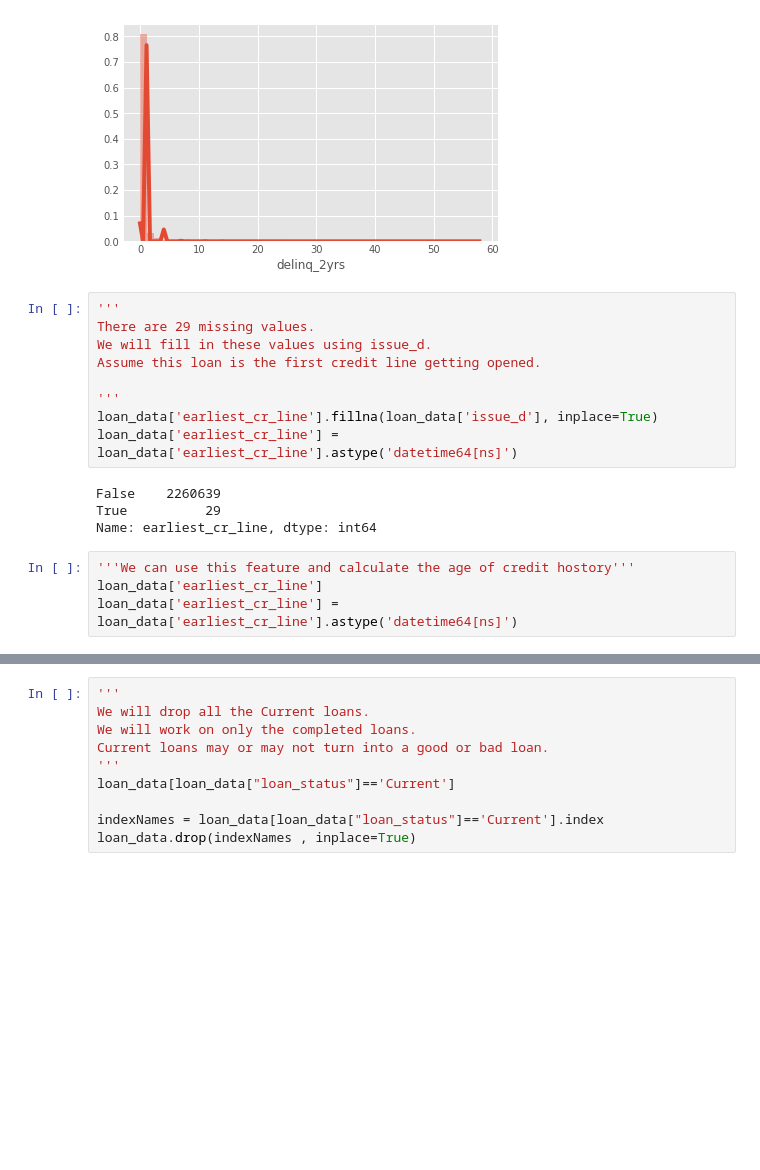
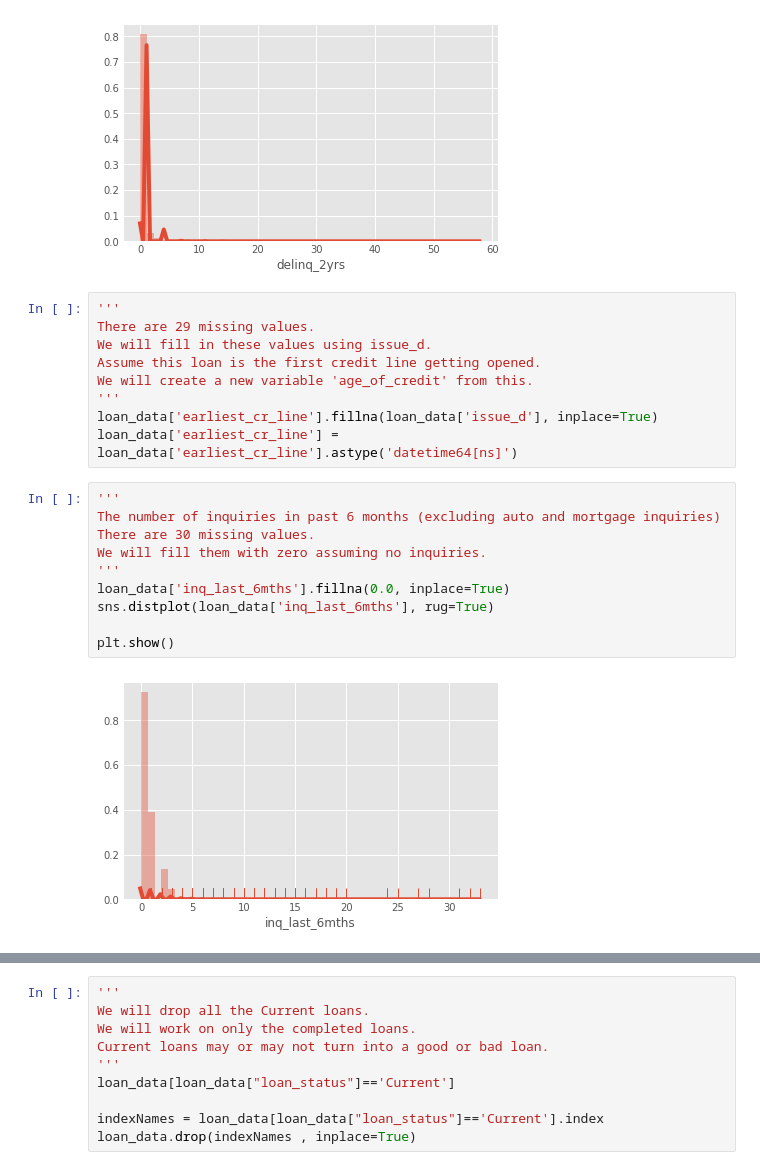
Before and after one commit to sanatanonline/pynb-codes, a Jupyter notebook: src/lending club/Initial Analysis.ipynb, the cells around one changed output, grey strips where cells are left out. Drawn from its saved outputs; the diff is of its cells as text; blank space fills up the shorter version.

```diff
--- a/src/lending club/Initial Analysis.ipynb
+++ b/src/lending club/Initial Analysis.ipynb
@@ -334,15 +334,19 @@ plt.show()
 There are 29 missing values.
 We will fill in these values using issue_d.
 Assume this loan is the first credit line getting opened.
-
+We will create a new variable 'age_of_credit' from this.
 '''
 loan_data['earliest_cr_line'].fillna(loan_data['issue_d'], inplace=True)
 loan_data['earliest_cr_line'] = loan_data['earliest_cr_line'].astype('datetime64[ns]')
-# %% [output]
-False    2260639
-True          29
-Name: earliest_cr_line, dtype: int64
-# %%
-'''We can use this feature and calculate the age of credit hostory'''
-loan_data['earliest_cr_line']
-loan_data['earliest_cr_line'] = loan_data['earliest_cr_line'].astype('datetime64[ns]')
+# %%
+'''
+The number of inquiries in past 6 months (excluding auto and mortgage inquiries)
+There are 30 missing values.
+We will fill them with zero assuming no inquiries.
+'''
+loan_data['inq_last_6mths'].fillna(0.0, inplace=True)
+sns.distplot(loan_data['inq_last_6mths'], rug=True)
+
+plt.show()
+# %% [output]
+[figure, added]
```
Also changed, not shown: parts of 11 cells of this notebook.
